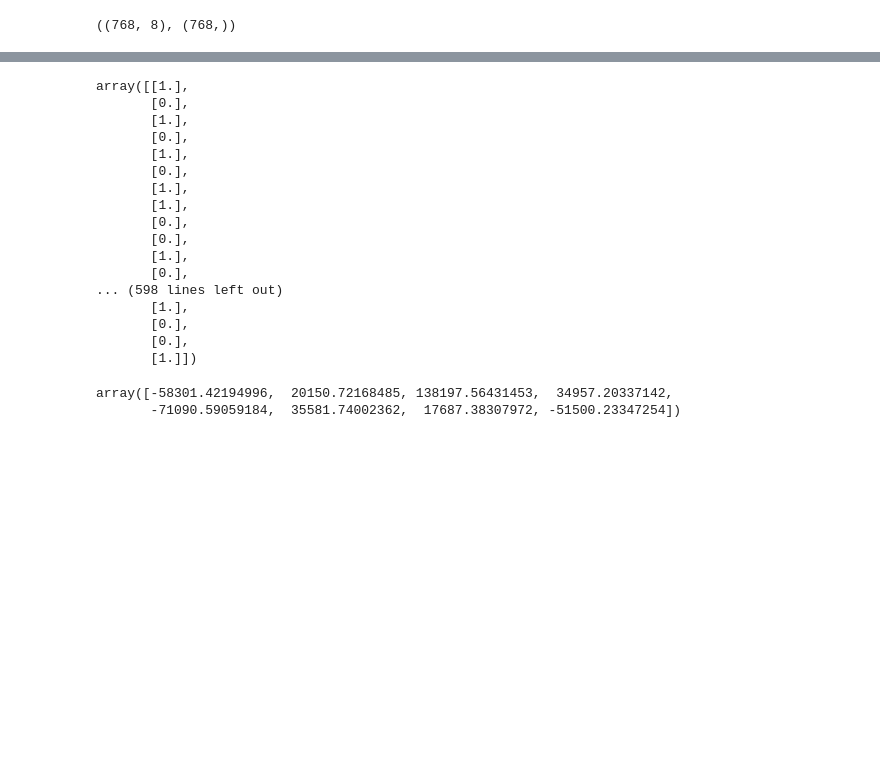
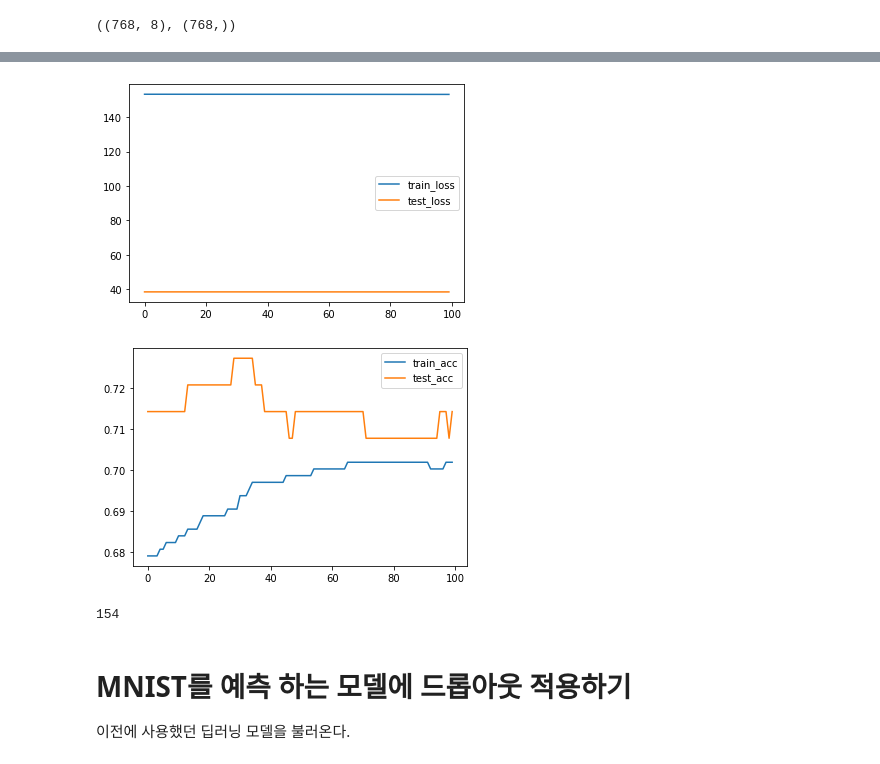
Before and after one commit to gasbugs/ML20221011, a Jupyter notebook: 04_딥러닝 개요와 기반 지식 이해/25일차 - 당뇨병 예측.ipynb, the cells around one changed output, grey strips where cells are left out. Cells and saved outputs as stored; diff of their text form; code cells hidden in the pictures; blank space fills up the shorter version.

```diff
--- a/04_딥러닝 개요와 기반 지식 이해/25일차 - 당뇨병 예측.ipynb
+++ b/04_딥러닝 개요와 기반 지식 이해/25일차 - 당뇨병 예측.ipynb
@@ -112,8 +114,8 @@ seed = 884736743
 rng = np.random.default_rng(seed)
 
 # 레이어에 필요한 변수 설정
-learning_rate= 0.0005
-epochs = 20
+learning_rate= 0.00005
+epochs = 100
 hidden_size= 4       # 히든 계층의 노드 개수
 pixels_per_image = 8 # 입력 계층의 노드 개수
 num_labels = 1
@@ -152,14 +154,14 @@ for j in range(epochs):
     test_loss = np.sum((test_y - results) ** 2 )/test_x.shape[0] # MSE
     results[results >= 0.5] = 1
     results[results < 0.5] = 0
-    test_accurate_predictions = np.sum(results == test_y)/test_x.shape[0]
+    test_accurate_predictions =np.sum(results.flatten()== test_y)/test_x.shape[0]
 
     # 한번의 에포치가 종료될 때마다 훈련 결과를 측정한다.
     results = sigmoid(relu(train_x @ weights_1) @ weights_2)
     training_loss = np.sum((train_y - results) ** 2 ) / train_x.shape[0] # MSE
     results[results >= 0.5] = 1
     results[results < 0.5] = 0
-    training_accurate_predictions =  np.sum(results == train_y)/ train_x.shape[0]
+    training_accurate_predictions =  np.sum(results.flatten()== train_y)/train_x.shape[0]
 
     # 이번 에포치의 결과를 저장한다.
     store_training_loss.append(training_loss)
@@ -198,24 +197,22 @@ Epoch: 19 Training set error: 153.155 Traing set accuracy: 316.244 Test set erro
 # %%
-results
+import pandas as pd
+
+loss_history = pd.DataFrame([store_training_loss, store_test_loss],
+                            index = ['train_loss', 'test_loss'])
+acc_history = pd.DataFrame([store_training_accurate_pred, store_test_accurate_pred],
+                            index = ['train_acc', 'test_acc'])
+
+loss_history.T.plot()
+plt.show()
+acc_history.T.plot()
+plt.show()
 # %% [output]
-array([[1.],
-       [0.],
-       [1.],
-       [0.],
-       [1.],
-       [0.],
-       [1.],
-       [1.],
-       [0.],
-       [0.],
-       [1.],
-       [0.],
-... (598 lines left out)
-       [1.],
-       [0.],
-       [0.],
-       [1.]])
+[figure, added]
+[figure, added]
 # %%
+test_x.shape[0]
 # %% [output]
-array([-58301.42194996,  20150.72168485, 138197.56431453,  34957.20337142,
-       -71090.59059184,  35581.74002362,  17687.38307972, -51500.23347254])
+154
+# %% [markdown]
+# MNIST를 예측 하는 모델에 드롭아웃 적용하기
+이전에 사용했던 딥러닝 모델을 불러온다.
```
Also changed, not shown: parts of 8 cells of this notebook.
